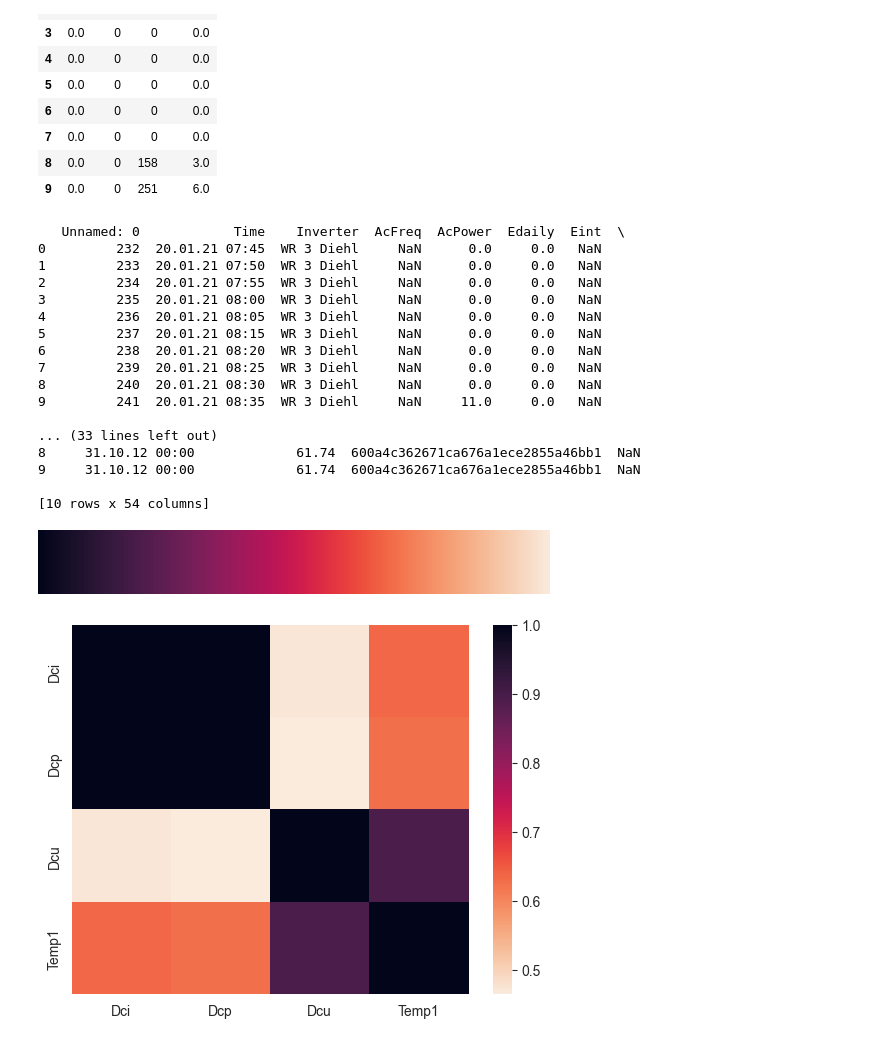
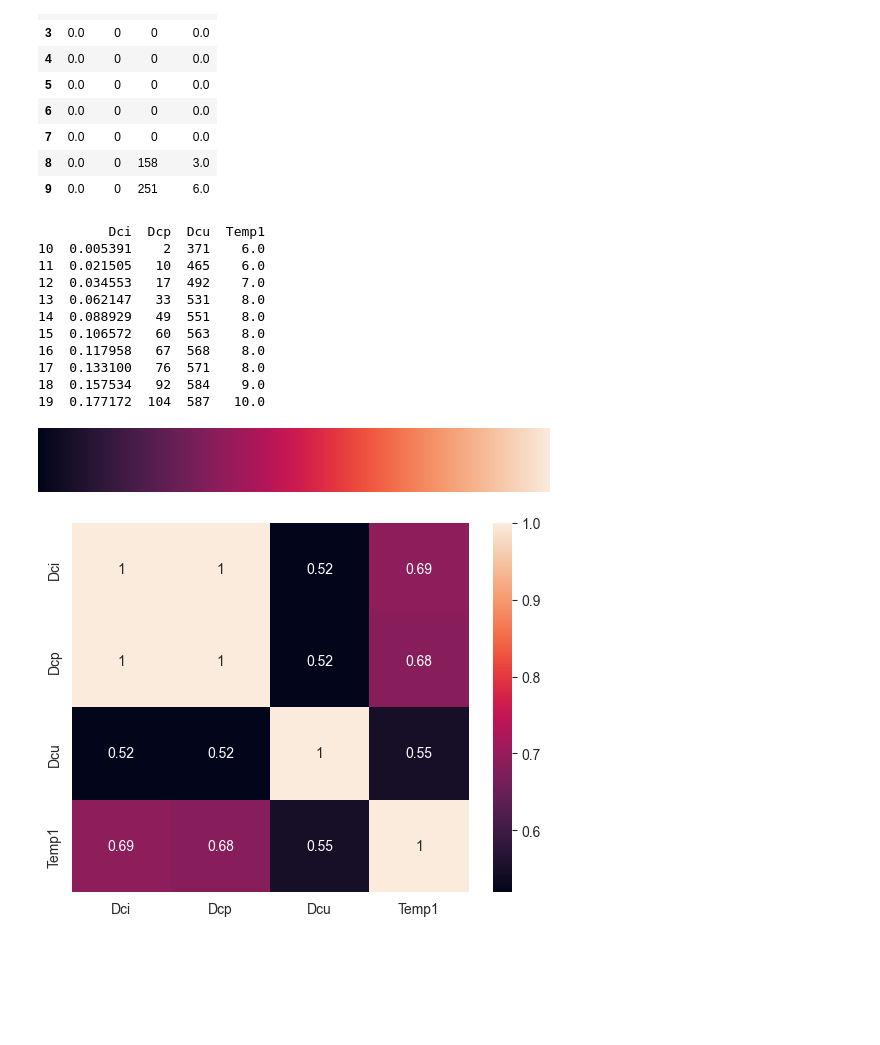
Before and after one commit to Malte-W-Schule/Datenanalyse_Sem_03, a Jupyter notebook: Blatt 4/3.ipynb, the cells around one changed output. Cells and saved outputs as stored; diff of their text form; code cells hidden in the pictures; blank space fills up the shorter version.

```diff
--- a/Blatt 4/3.ipynb
+++ b/Blatt 4/3.ipynb
@@ -60,29 +62,25 @@ df[["Dci","Dcp","Dcu","Temp1"]].head(10)
 | 9 | 0.0 | 0 | 251 | 6.0 |
 # %%
 #c)
-filter = (
-    df["Dci"].notna() |
-    df["Dcp"].notna() |
-    df["Dcu"].notna() |
-    df["Temp1"].notna()
-)
-df_filtered = df[filter]
-print(df_filtered.head(10))
+
+werte = df[["Dci","Dcp","Dcu","Temp1"]]
+
+cond1 = werte.Dci > 0
+cond2 = werte.Dcp > 0
+cond3 = werte.Dcu > 0
+cond4 = werte.Temp1 > 0
+
+werte_constrained = werte[cond1 & cond2 & cond3 & cond4]
+print(werte_constrained.head(10))
 # %% [output]
-   Unnamed: 0            Time    Inverter  AcFreq  AcPower  Edaily  Eint  \
-0         232  20.01.21 07:45  WR 3 Diehl     NaN      0.0     0.0   NaN
-1         233  20.01.21 07:50  WR 3 Diehl     NaN      0.0     0.0   NaN
-2         234  20.01.21 07:55  WR 3 Diehl     NaN      0.0     0.0   NaN
-3         235  20.01.21 08:00  WR 3 Diehl     NaN      0.0     0.0   NaN
-4         236  20.01.21 08:05  WR 3 Diehl     NaN      0.0     0.0   NaN
-5         237  20.01.21 08:15  WR 3 Diehl     NaN      0.0     0.0   NaN
-6         238  20.01.21 08:20  WR 3 Diehl     NaN      0.0     0.0   NaN
-7         239  20.01.21 08:25  WR 3 Diehl     NaN      0.0     0.0   NaN
-8         240  20.01.21 08:30  WR 3 Diehl     NaN      0.0     0.0   NaN
-9         241  20.01.21 08:35  WR 3 Diehl     NaN     11.0     0.0   NaN
-
-... (33 lines left out)
-8     31.10.12 00:00             61.74  600a4c362671ca676a1ece2855a46bb1  NaN
-9     31.10.12 00:00             61.74  600a4c362671ca676a1ece2855a46bb1  NaN
-
-[10 rows x 54 columns]
+         Dci  Dcp  Dcu  Temp1
+10  0.005391    2  371    6.0
+11  0.021505   10  465    6.0
+12  0.034553   17  492    7.0
+13  0.062147   33  531    8.0
+14  0.088929   49  551    8.0
+15  0.106572   60  563    8.0
+16  0.117958   67  568    8.0
+17  0.133100   76  571    8.0
+18  0.157534   92  584    9.0
+19  0.177172  104  587   10.0
@@ -89,11 +98,10 @@ print(df_filtered.head(10))
 # %%
 # d)
-werte = df[["Dci","Dcp","Dcu","Temp1"]]
-
 cp = snus.color_palette("rocket", as_cmap=True)
 
-snus.heatmap(werte.corr(), annot=False, cmap=cp)
+snus.set_style("whitegrid")
+snus.heatmap(werte_constrained.corr(), annot=True, cmap=cp)
 snus.color_palette("rocket", as_cmap=True)
 # %% [output]
 [figure]
-[figure, old version]
+[figure, new version]
```
Also changed, not shown: parts of 2 cells of this notebook, 1 other file.
